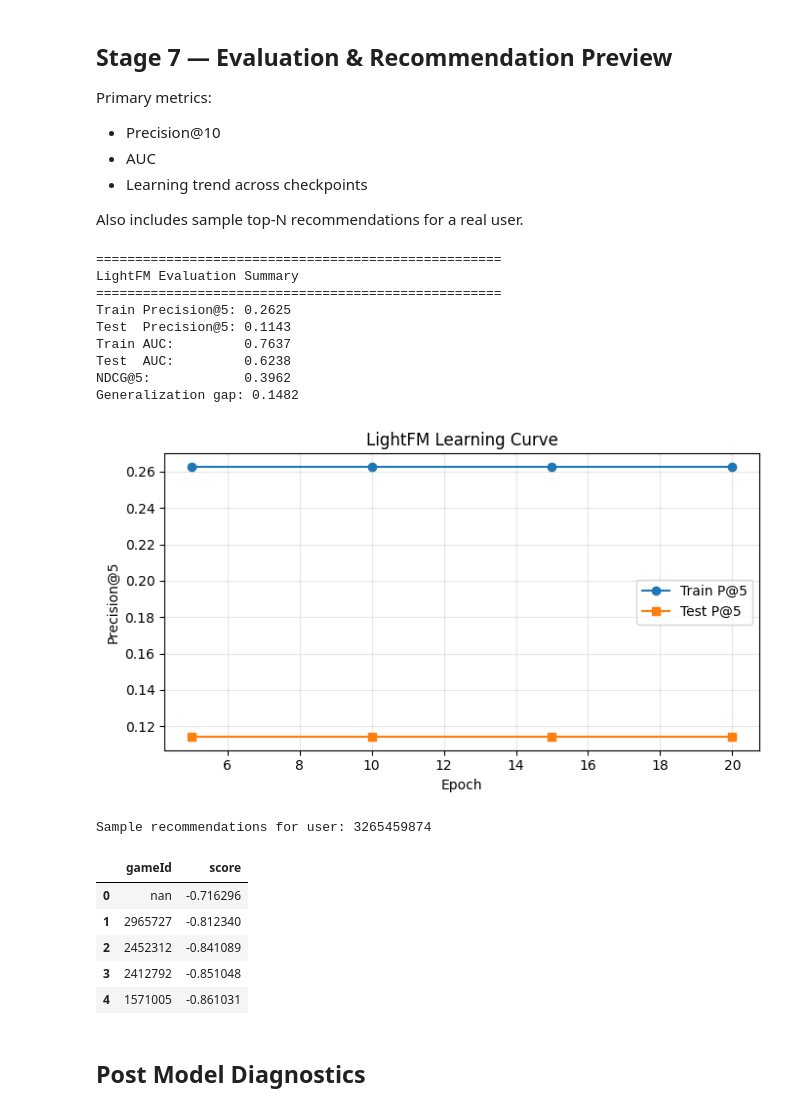
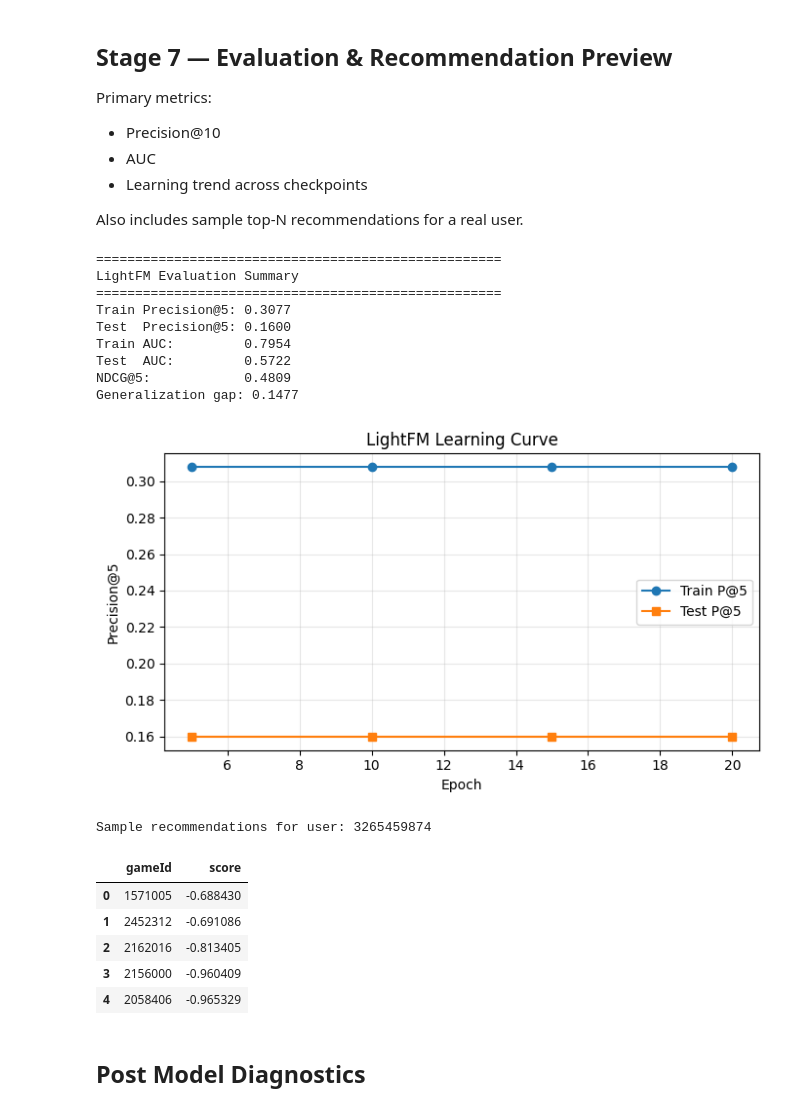
Before and after one commit to AyushDubeyaquagaming/Hybrid-RecSys, a Jupyter notebook: lightfm/recsys_real_data.ipynb, the cells around one changed output. Cells and saved outputs as stored; diff of their text form; code cells hidden in the pictures.

```diff
--- a/lightfm/recsys_real_data.ipynb
+++ b/lightfm/recsys_real_data.ipynb
@@ -1089,13 +1428,22 @@ from scipy.sparse import csr_matrix
 
 SEED = 42
 
-active_users = user_game_df['userId'].astype(str).unique()
-active_items = user_game_df['gameId'].astype(str).unique()
+# Remove invalid ids before fitting LightFM dataset
+safe_user_game_df = user_game_df.copy()
+safe_user_game_df['userId'] = safe_user_game_df['userId'].astype(str).str.strip()
+safe_user_game_df['gameId'] = safe_user_game_df['gameId'].astype(str).str.strip()
+valid_mask = (
+    ~safe_user_game_df['userId'].str.lower().isin(['', 'nan', 'none', 'null'])
+    & ~safe_user_game_df['gameId'].str.lower().isin(['', 'nan', 'none', 'null'])
+)
+safe_user_game_df = safe_user_game_df[valid_mask].copy()
+
+active_users = safe_user_game_df['userId'].unique()
+active_items = safe_user_game_df['gameId'].unique()
 
 ufe = user_features_df[user_features_df['userId'].astype(str).isin(active_users)].copy()
 ife = game_features_df[game_features_df['gameId'].astype(str).isin(active_items)].copy()
 
-# Ensure behavioral bucket cols are available in ufe if present in user_features_df
 for col in ['user_recency_bucket', 'loyalty_bucket', 'aggr_bet_bucket']:
     if col not in ufe.columns and col in user_features_df.columns:
         ufe = ufe.merge(user_features_df[['userId', col]], on='userId', how='left')
@@ -1139,7 +1487,7 @@ dataset.fit(
 
 (interactions, weights) = dataset.build_interactions(
     (str(r['userId']), str(r['gameId']), float(r['implicit_score']))
-    for _, r in user_game_df.iterrows()
+    for _, r in safe_user_game_df.iterrows()
 )
 
 user_features_matrix = dataset.build_user_features(
@@ -1237,6 +1585,7 @@ final_train_p5 = precision_at_k(
 
 final_test_p5 = precision_at_k(
     model, test_interactions,
+    train_interactions=train_interactions,
     user_features=user_features_matrix,
     item_features=item_features_matrix,
     k=5, num_threads=4,
@@ -1251,14 +1600,16 @@ final_train_auc = auc_score(
 
 final_test_auc = auc_score(
     model, test_interactions,
+    train_interactions=train_interactions,
     user_features=user_features_matrix,
     item_features=item_features_matrix,
     num_threads=4,
 ).mean()
 
-# NDCG@5 on users with test interactions
+# NDCG@5 on users with test interactions (excluding known train items)
 n_users_eval, n_items_eval = test_interactions.shape
 test_csr_eval = csr_matrix(test_interactions)
+train_csr_eval = csr_matrix(train_interactions)
 ndcg_vals = []
 for user_idx in range(n_users_eval):
     true_items = test_csr_eval.getrow(user_idx).indices
@@ -1271,9 +1622,15 @@ for user_idx in range(n_users_eval):
         item_features=item_features_matrix,
         num_threads=4,
     )
+
+    known_train = train_csr_eval.getrow(user_idx).indices
+    scores_ndcg = scores.copy()
+    if len(known_train) > 0:
+        scores_ndcg[known_train] = -1e9
+
     y_true = np.zeros(n_items_eval)
     y_true[true_items] = 1
-    ndcg_vals.append(ndcg_score([y_true], [scores], k=5))
+    ndcg_vals.append(ndcg_score([y_true], [scores_ndcg], k=5))
 
 final_ndcg5 = float(np.mean(ndcg_vals)) if len(ndcg_vals) > 0 else float('nan')
 
@@ -1312,47 +1669,47 @@ def recommend_for_user(raw_user_id: str, k: int = 5):
         return pd.DataFrame(columns=['gameId', 'score'])
 
     uid = user_id_map[raw_user_id]
     scores = model.predict(
         user_ids=np.repeat(uid, len(all_item_ids)),
         item_ids=all_item_ids,
         user_features=user_features_matrix,
         item_features=item_features_matrix,
         num_threads=4,
     )
 
     known = set(train_csr[uid].indices)
     if known:
         scores[list(known)] = -np.inf
 
     topk = np.argpartition(scores, -k)[-k:]
     topk = topk[np.argsort(scores[topk])[::-1]]
     return pd.DataFrame({
         'gameId': [idx_to_item[i] for i in topk],
         'score': [float(scores[i]) for i in topk],
     })
 
 sample_user = str(active_users[0]) if len(active_users) > 0 else None
 if sample_user is not None:
     print(f'\nSample recommendations for user: {sample_user}')
     display(recommend_for_user(sample_user, k=5))
 # %% [output]
 ====================================================
 LightFM Evaluation Summary
 ====================================================
-Train Precision@5: 0.2625
-Test  Precision@5: 0.1143
-Train AUC:         0.7637
-Test  AUC:         0.6238
-NDCG@5:            0.3962
-Generalization gap: 0.1482
+Train Precision@5: 0.3077
+Test  Precision@5: 0.1600
+Train AUC:         0.7954
+Test  AUC:         0.5722
+NDCG@5:            0.4809
+Generalization gap: 0.1477
-[figure, old version]
+[figure, new version]
 Sample recommendations for user: 3265459874
 |  | gameId | score |
-| 0 | nan | -0.716296 |
-| 1 | 2965727 | -0.812340 |
-| 2 | 2452312 | -0.841089 |
-| 3 | 2412792 | -0.851048 |
-| 4 | 1571005 | -0.861031 |
+| 0 | 1571005 | -0.688430 |
+| 1 | 2452312 | -0.691086 |
+| 2 | 2162016 | -0.813405 |
+| 3 | 2156000 | -0.960409 |
+| 4 | 2058406 | -0.965329 |
 # %% [markdown]
 ## Post Model Diagnostics
 # %% [markdown]
```
Also changed, not shown: parts of 38 cells of this notebook.
